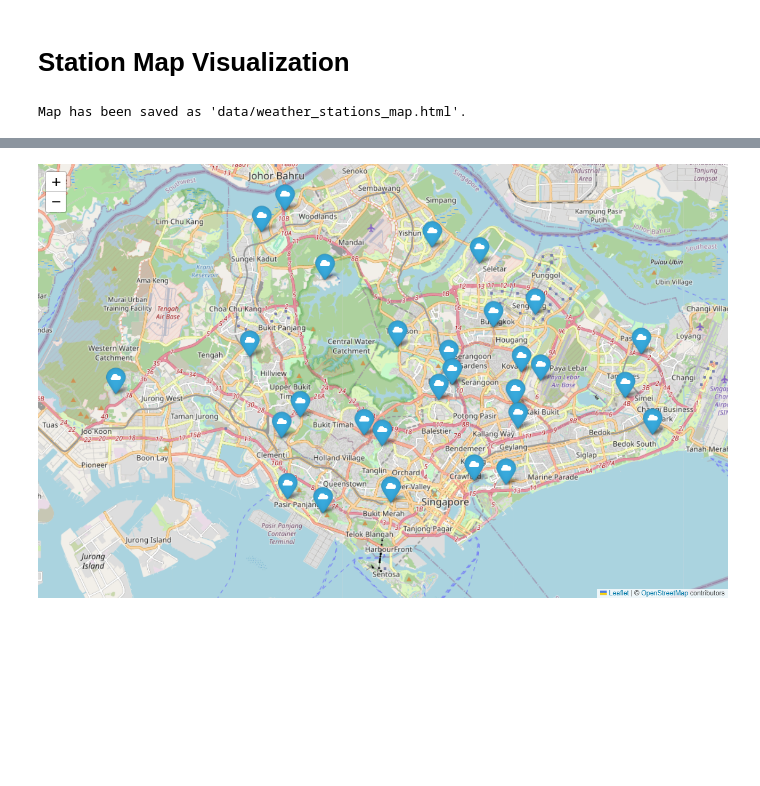
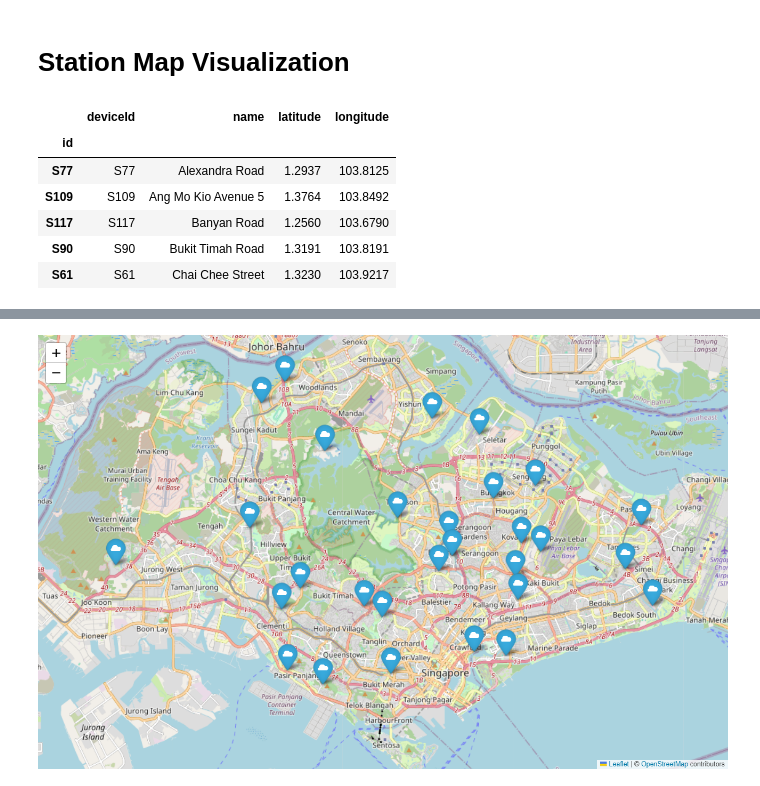
Before and after one commit to TomPiccio/Lightning_Risk_Prediction, a Jupyter notebook: notebooks/station_map_visualization.ipynb, the cells around one changed output, grey strips where cells are left out. Saved outputs shown, nothing was run; the diff lists cells and outputs as text; code cells hidden in the pictures; blank space fills up the shorter version.

```diff
--- a/notebooks/station_map_visualization.ipynb
+++ b/notebooks/station_map_visualization.ipynb
@@ -13,58 +13,15 @@ from IPython.display import display
 from io import StringIO
 
 folder_path = r"D:\Documents\Term 8\Deep Learning\Lightning_Risk_Prediction\data"
-# %%
-
-# Define the center of the map (Singapore's approximate center)
-map_center = [1.3521, 103.8198]
-map = folium.Map(location=map_center, zoom_start=12)
-
-# List of weather stations with coordinates
-stations = [
-    ("Bukit Batok Street 34", 1.36491, 103.75065),
-    ("Yio Chu Kang Road", 1.37999, 103.87643),
-    ("Ang Mo Kio Avenue 10", 1.36019, 103.85335),
-    ("Bishan Street 13", 1.35041, 103.85526),
-    ("Tanjong Rhu", 1.29911, 103.88289),
-    ("Geylang East Central", 1.32785, 103.88899),
-    ("Coronation Walk", 1.32427, 103.8097),
-    ("Mandai Lake Road", 1.4044, 103.78962),
-    ("Simei Avenue", 1.3437, 103.9444),
-    ("Nanyang Avenue", 1.34583, 103.68166),
-    ("Toa Payoh North", 1.3427, 103.8482),
-    ("Kim Chuan Road", 1.3399, 103.8878),
-    ("Paya Lebar", 1.3524, 103.9007),
-    ("Hougang Avenue 1", 1.35691, 103.89088),
-    ("Henderson Road", 1.28987, 103.82364),
-    ("Upper Thomson Road", 1.3701, 103.8271),
-    ("Compassvale Lane", 1.38666, 103.89797),
-    ("Bedok Road", 1.32485, 103.95836),
-    ("Changi East Close", 1.3136, 104.00317),
-    ("Pasir Panjang", 1.29164, 103.7702),
-    ("Clementi Park", 1.32311, 103.76714),
-    ("Bukit Timah Road", 1.3191, 103.8191),
-    ("South Buona Vista Road", 1.2841, 103.7886),
-    ("Yishun Ring Road", 1.42111, 103.84472),
-    ("Clementi Road", 1.3337, 103.7768),
-    ("Pasir Ris Street 51", 1.3662, 103.9528),
-    ("Woodlands Centre", 1.44003, 103.76904),
-    ("Kranji Road", 1.42918, 103.75711),
-    ("Nicoll Highway", 1.30105, 103.8666),
-    ("Seletar Aerospace View", 1.41284, 103.86922),
-]
-
-# Add markers to the map
-for name, lat, lon in stations:
-    folium.Marker(
-        location=[lat, lon],
-        popup=name,
-        icon=folium.Icon(color="blue", icon="cloud")
-    ).add_to(map)
-
-# Save the map to an HTML file
-
-map.save(os.path.join(folder_path,"weather_stations_map.html"))
-
-print("Map has been saved as 'data/weather_stations_map.html'.")
-# %% [output]
-Map has been saved as 'data/weather_stations_map.html'.
+# %%
+stations_df = pd.read_csv(os.path.join(folder_path,'station_df.csv'),index_col="id")
+# %%
+stations_df.head()
+# %% [output]
+|  | deviceId | name | latitude | longitude |
+| id |  |  |  |  |
+| S77 | S77 | Alexandra Road | 1.2937 | 103.8125 |
+| S109 | S109 | Ang Mo Kio Avenue 5 | 1.3764 | 103.8492 |
+| S117 | S117 | Banyan Road | 1.2560 | 103.6790 |
+| S90 | S90 | Bukit Timah Road | 1.3191 | 103.8191 |
+| S61 | S61 | Chai Chee Street | 1.3230 | 103.9217 |
```
Also changed, not shown: parts of 1 cell of this notebook, 12 other files.
